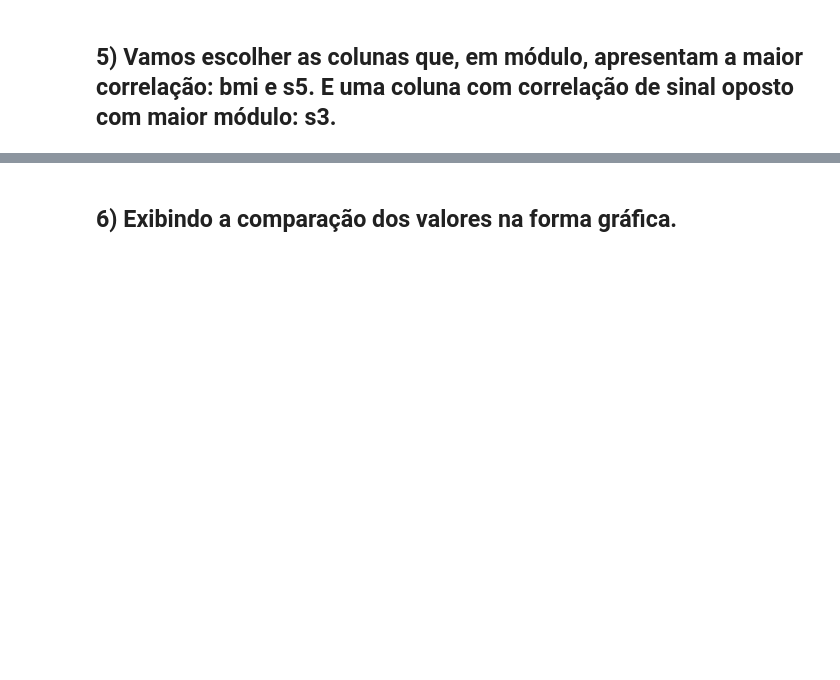
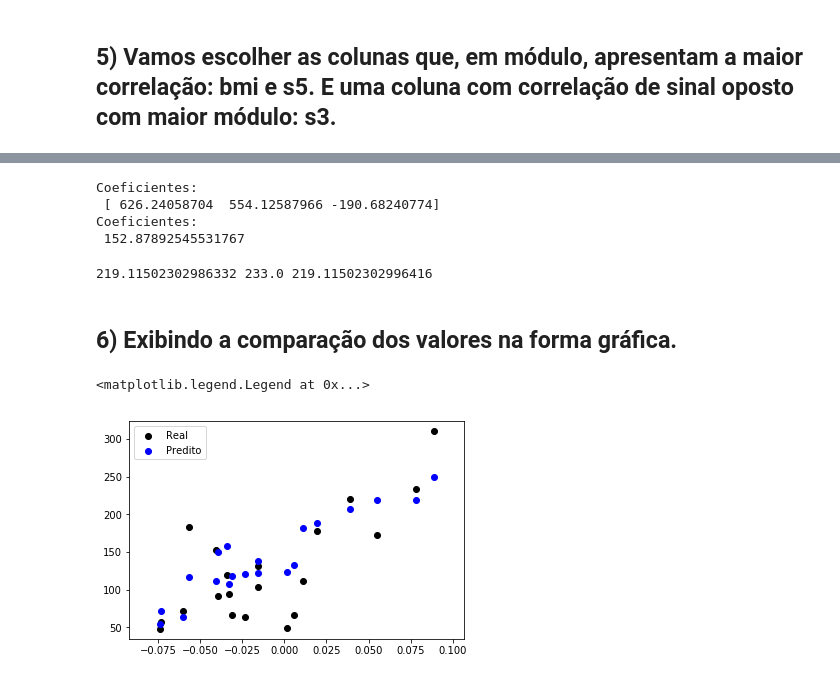
Before and after one commit to DWalterJansen/topicosIC, a Jupyter notebook: Equipe/Trabalho 3/Diabetes.ipynb, the cells around one changed output, grey strips where cells are left out. Drawn from its saved outputs; the diff is of its cells as text; code cells hidden in the pictures; blank space fills up the shorter version.

Commit message:
Parte 5 e 6 do Trabalho 3
Regressão da base de dados Diabetes com 3 caracteristicas

```diff
--- a/Equipe/Trabalho 3/Diabetes.ipynb
+++ b/Equipe/Trabalho 3/Diabetes.ipynb
@@ -174,3 +174,7 @@ tabela.corr()
 | Progressão | 0.187889 | 0.043062 | 0.586450 | 0.441484 | 0.212022 | 0.174054 | -0.394789 | 0.430453 | 0.565883 | 0.382483 | 1.000000 |
 # %% [markdown]
 ## 5) Vamos escolher as colunas que, em módulo, apresentam a maior correlação: bmi e s5. E uma coluna com correlação de sinal oposto com maior módulo: s3.
+# %%
+#Vetor de caracteristicas:
+X = tabela[["bmi", "s5", "s3"]]
+print(X)
@@ -177,2 +199,47 @@ tabela.corr()
+# %%
+#Separa dados de treinamento do modelo linear e dados para validação do modelo
+#Inclui o modulo de regressão linear
+from sklearn import linear_model
+
+#Separa em dois conjuntos, um para treinamento e outro para validação (20 últimos)
+X_t = X[:-20]
+X_v = X[-20:]
+
+y_t = tabela["Progressão"][:-20]
+y_v = tabela["Progressão"][-20:]
+
+regr = linear_model.LinearRegression()
+
+#Treina o modelo
+regr.fit(X_t, y_t)
+
+#Faz a predição
+y_pred = regr.predict(X_v)
+
+# coeficientes a
+print('Coeficientes: \n', regr.coef_)
+#intercepto b
+print('Coeficientes: \n', regr.intercept_)
+# %% [output]
+Coeficientes:
+ [ 626.24058704  554.12587966 -190.68240774]
+Coeficientes:
+ 152.87892545531767
+# %%
+#Calculando manualmente dados o coeficientes:
+y_teste = 626.24058704*X_v["bmi"] + 554.12587966*X_v["s5"] - 190.68240774*X_v["s3"] + 152.87892545531767
+
+#Exibindo comparação:
+print(y_teste[422], y_v[422],y_pred[0])
+# %% [output]
+219.11502302986332 233.0 219.11502302996416
 # %% [markdown]
 ## 6) Exibindo a comparação dos valores na forma gráfica.
+# %%
+#plota todos os valores de validação de bmi
+plt.scatter(X_v["bmi"], y_v,  color='black')
+plt.scatter(X_v["bmi"], y_pred, color='blue')
+plt.legend(["Real", "Predito"])
+# %% [output]
+<matplotlib.legend.Legend at 0x...>
+[figure, added]
```
Also changed, not shown: parts of 7 cells of this notebook, 1 other file.
